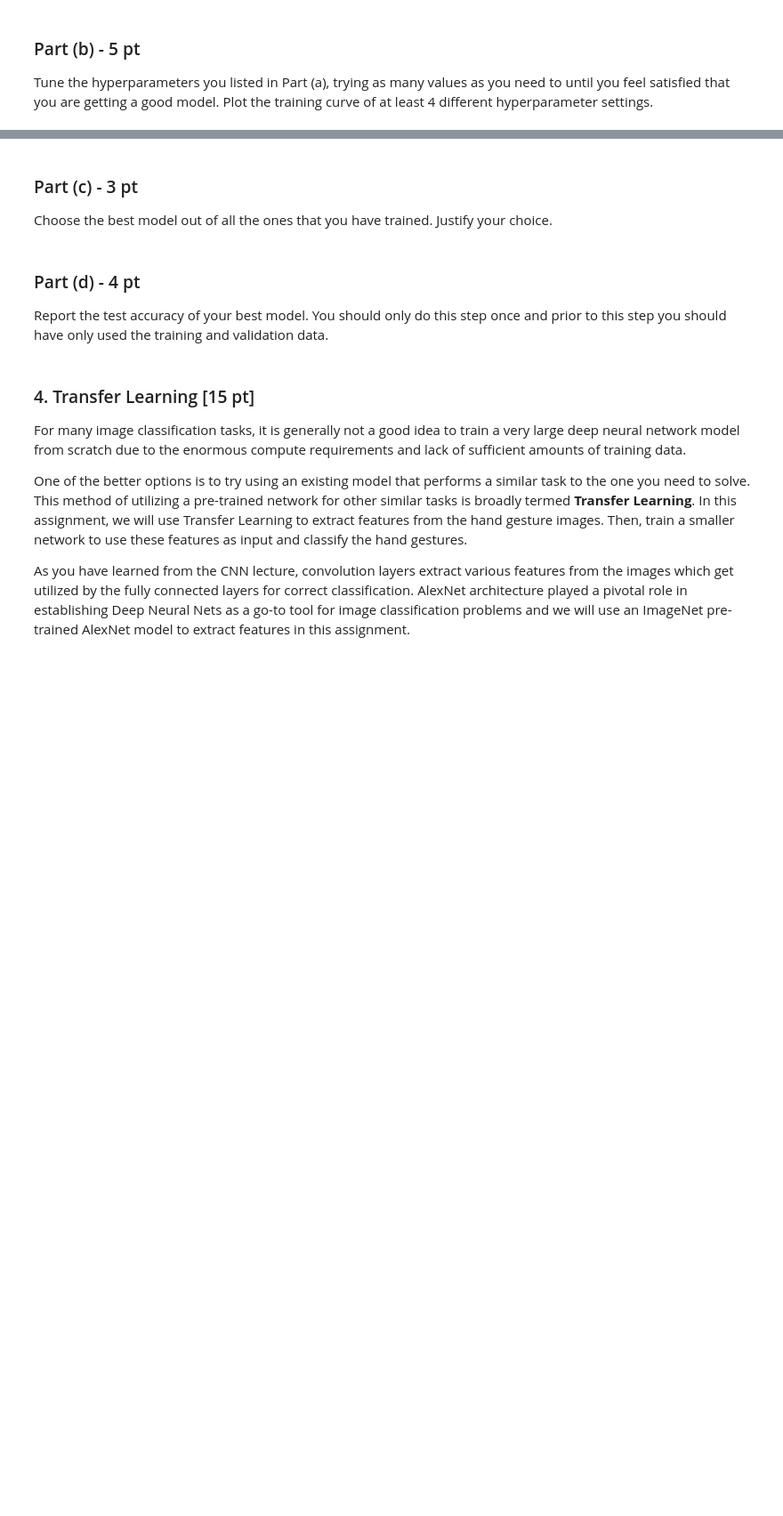
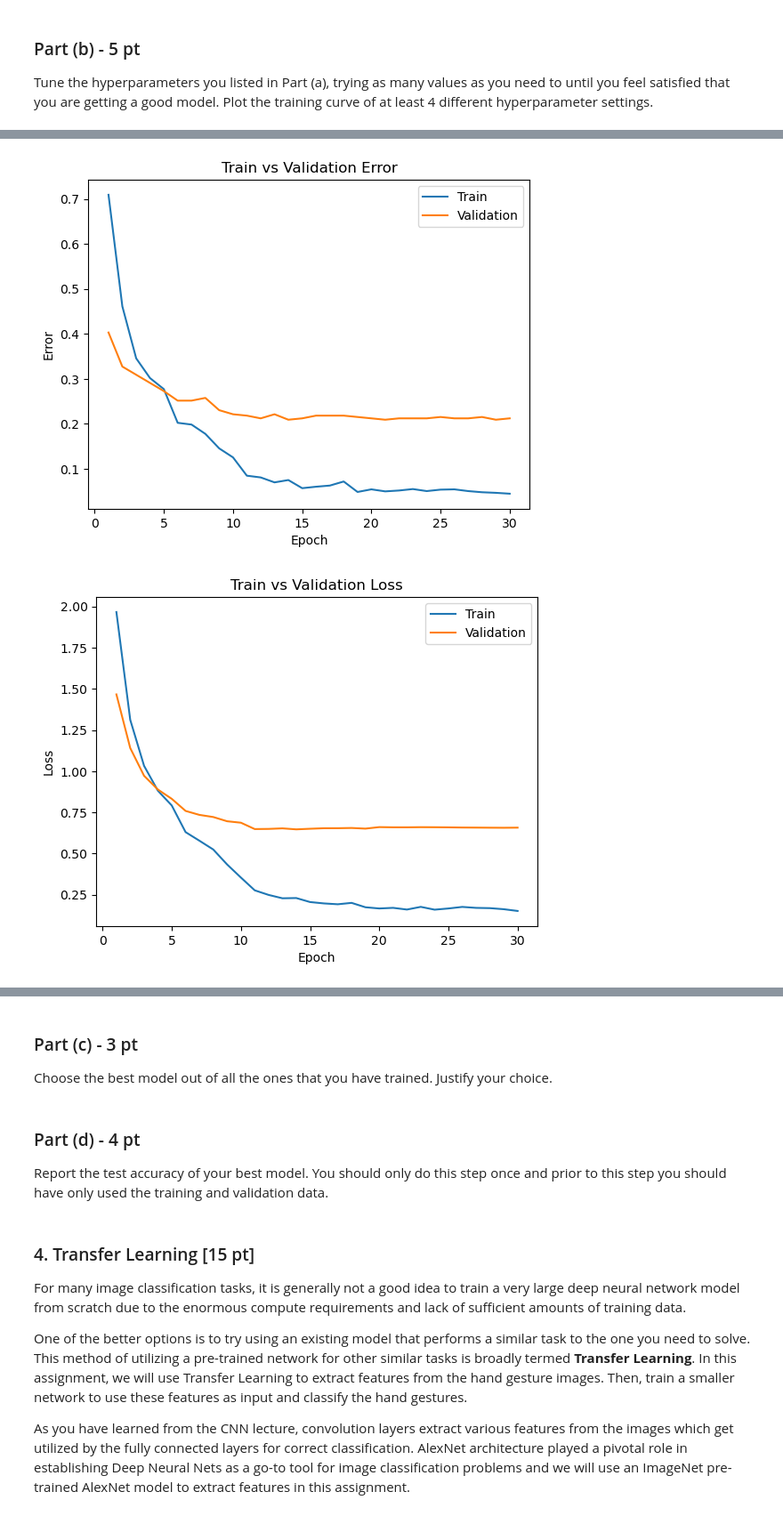
Before and after one commit to shirwewe/aps360-labs, a Jupyter notebook: lab3/Lab3 Gesture Recognition.ipynb, the cells around one changed output, grey strips where cells are left out. Shown: that part at 89% size. Saved outputs shown, nothing was run; the diff lists cells and outputs as text; code cells hidden in the pictures; blank space fills up the shorter version.

```diff
--- a/lab3/Lab3 Gesture Recognition.ipynb
+++ b/lab3/Lab3 Gesture Recognition.ipynb
@@ -616,0 +930,6 @@ that you are getting a good model. Plot the training curve of at least 4 differe
+# %%
+model_path = get_model_name("v2", batch_size=200, learning_rate=0.0001, epoch=29)
+plot_training_curve(model_path)
+# %% [output]
+[figure, added]
+[figure, added]
```
Also changed, not shown: parts of 34 cells of this notebook.
